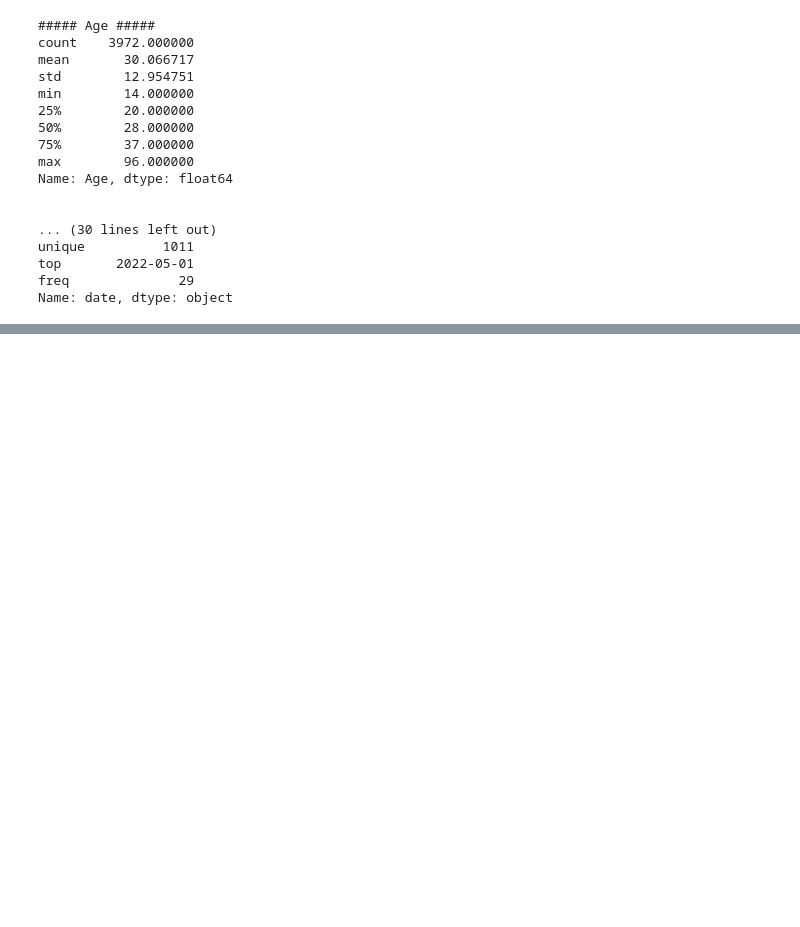
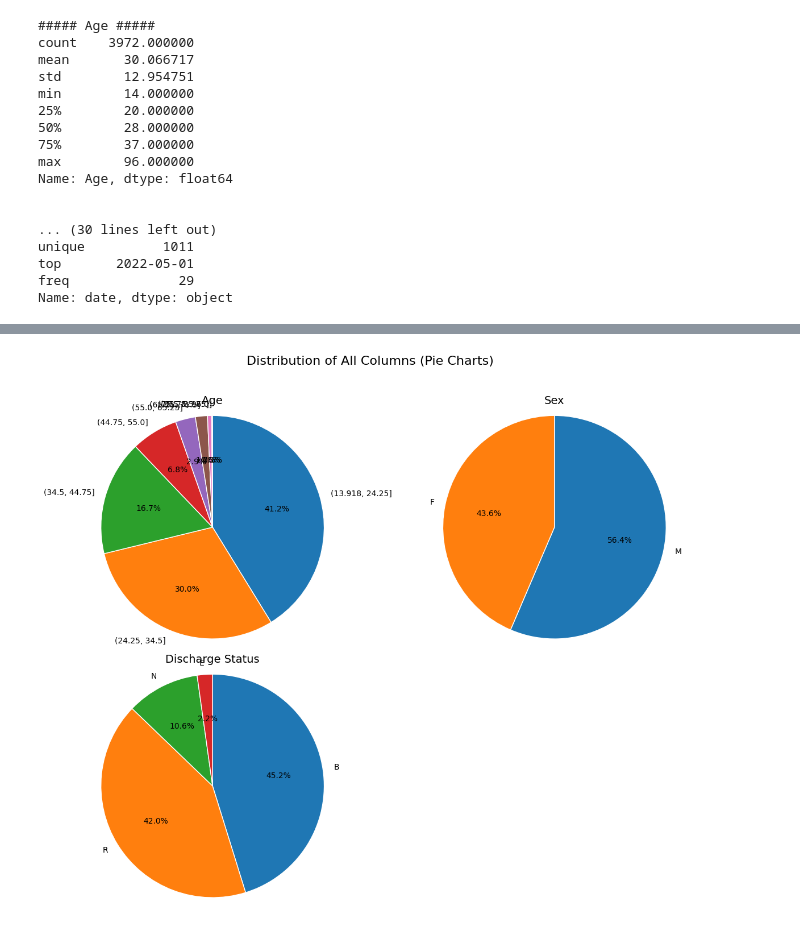
Before and after one commit to AlirezaPNouri/Codes_at_home, a Jupyter notebook: Pre_processing.ipynb, the cells around one changed output, grey strips where cells are left out. Cells and saved outputs as stored; diff of their text form; code cells hidden in the pictures; blank space fills up the shorter version.

```diff
--- a/Pre_processing.ipynb
+++ b/Pre_processing.ipynb
@@ -875,13 +165,0 @@ Silhouette Score (cluster separation): 0.448
-# %%
-def season(m):
-    if m in [12,1,2]: return 'Winter'
-    if m in [3,4,5]: return 'Spring'
-    if m in [6,7,8]: return 'Summer'
-    return 'Fall'
-
-df['Season'] = df['month'].apply(season)
-
-plt.figure(figsize=(8,5))
-sns.boxplot(x='Season', y='Age', data=df, order=['Spring','Summer','Fall','Winter'], palette='Set3')
-plt.title('Age Distribution by Season')
-plt.show()
@@ -1005,0 +1430,67 @@ Overall, the combination of descriptive, inferential, and predictive analyses pr
+# %%
+# pie_distribution_plots.py
+
+import pandas as pd
+import matplotlib.pyplot as plt
+import numpy as np
+import math
+
+def plot_pie_distributions(df: pd.DataFrame, bins_for_numeric: int = 8, max_categories: int = 15):
+    """
+    Plot pie charts for the distribution of all columns in a pandas DataFrame.
+
+    Parameters
+    ----------
+    df : pd.DataFrame
+        Input dataframe containing categorical and/or numeric columns.
+    bins_for_numeric : int
+        Number of bins to use for numeric columns.
+    max_categories : int
+        Maximum number of categories to show in the pie chart (others are grouped as 'Other').
+    """
+    n_cols = df.shape[1]
+    n_rows = math.ceil(n_cols / 2)
+
+    plt.figure(figsize=(12, 5 * n_rows))
+    plt.suptitle("Distribution of All Columns (Pie Charts)", fontsize=16, y=0.98)
+
+    for idx, col in enumerate(df.columns, start=1):
+        s = df[col].dropna()
+
+        # Handle numeric and categorical differently
+        if pd.api.types.is_numeric_dtype(s):
+            # Bin numeric values
+            s = pd.cut(s, bins=bins_for_numeric)
+            counts = s.value_counts().sort_index()
+        else:
+            # Convert to string and count categories
+            s = s.astype(str).str.strip()
+            counts = s.value_counts()
+            if len(counts) > max_categories:
+                counts_other = counts[max_categories:].sum()
+                counts = counts[:max_categories]
+                counts.loc["Other"] = counts_other
+
+        # Prepare subplot
+        plt.subplot(n_rows, 2, idx)
+        plt.pie(
+            counts.values,
+            labels=counts.index,
+            autopct="%1.1f%%",
+            startangle=90,
+            counterclock=False,
+            wedgeprops={"edgecolor": "white"},
+        )
+        plt.title(col, fontsize=14)
+        plt.axis("equal")
+
+    plt.tight_layout(rect=[0, 0, 1, 0.96])
+    plt.show()
+
+# ------------------------
+# Example Usage
+# ------------------------
+
+plot_pie_distributions(df[['Age', 'Sex', 'Discharge Status']])
+# %% [output]
+[figure, added]
```
Also changed, not shown: parts of 32 cells of this notebook.
